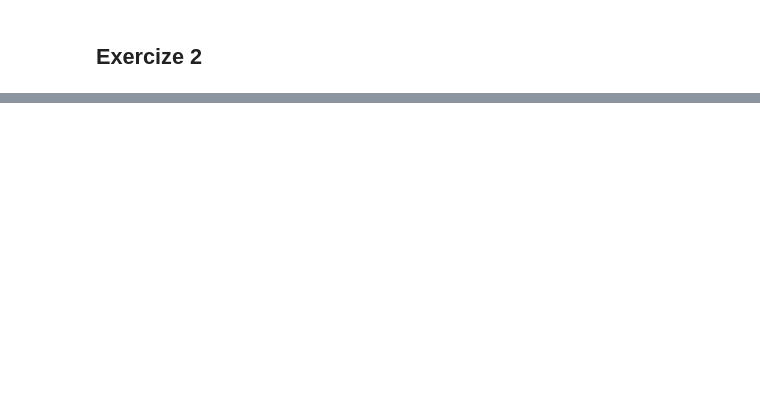
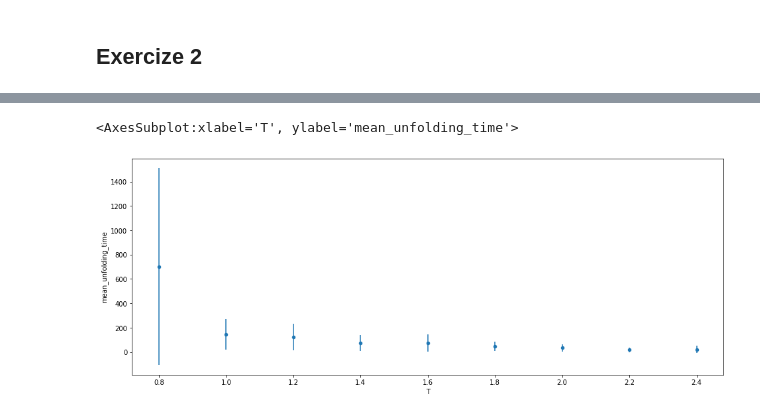
Before and after one commit to lorenzo-w/tmb, a Jupyter notebook: sheet3/TMB_UE3_Lorenzo_Wormer_1923031_Exercize2to4.ipynb, the cells around one changed output, grey strips where cells are left out. Drawn from its saved outputs; the diff is of its cells as text; code cells hidden in the pictures; blank space fills up the shorter version.

```diff
--- a/sheet3/TMB_UE3_Lorenzo_Wormer_1923031_Exercize2to4.ipynb
+++ b/sheet3/TMB_UE3_Lorenzo_Wormer_1923031_Exercize2to4.ipynb
@@ -129,4 +244,9 @@ unique_folded_state
 # %%
 # Use nicest one:
-unique_folded_state = ('HHPHPPPPPHHHPPHP', 'ENWWSSSENESENNN', 2.23606797749979, 19.0)
+unique_folded_state = {
+    'chain': 'PHHHPHHHHPHPHPHP',
+    'config': 'ENWNEESSENNNWWW',
+    'diam': 3.0,
+    'E_tot': 23.0
+}
 # %% [markdown]
@@ -227,2 +463,0 @@ def run_MCMC(chain, initial_config, state_reducer, T_profile, n=1000):
-# %%
-trace = run_MCMC(unique_folded_state[0], unique_folded_state[1], calc_end_to_end_dist, lambda i, n: 1.5)
@@ -234,0 +523,7 @@ plt.plot(trace)
+# %%
+# Run with default parameters to get an overview:
+T_dependence = sample_unfolding_on_T_interval()
+T_dependence.plot(figsize=(16, 6), kind="scatter", x="T", y="mean_unfolding_time", yerr="unfolding_time_std")
+# %% [output]
+<AxesSubplot:xlabel='T', ylabel='mean_unfolding_time'>
+[figure, added]
```
Also changed, not shown: parts of 38 cells of this notebook.
